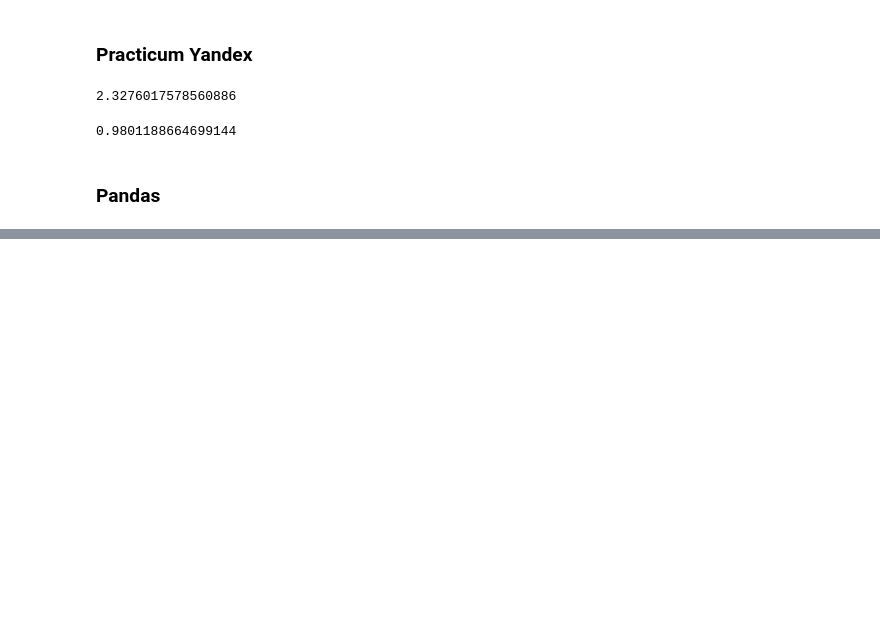
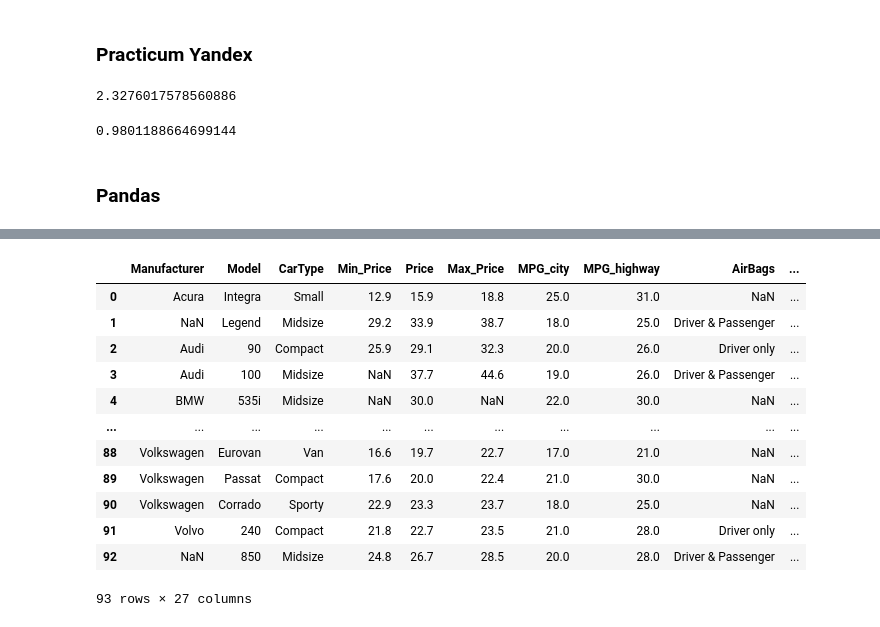
Before and after one commit to anmorozov16/ds_practice, a Jupyter notebook: data_science_practice.ipynb, the cells around one changed output, grey strips where cells are left out. Saved outputs shown, nothing was run; the diff lists cells and outputs as text; code cells hidden in the pictures; blank space fills up the shorter version.

```diff
--- a/data_science_practice.ipynb
+++ b/data_science_practice.ipynb
@@ -156,0 +426,17 @@ scipy.stats.norm.cdf(zb)  # мощность при расч. MDE и n
+# %%
+# 24. How to filter words that contain atleast 2 vowels from a series?
+
+ser = pd.Series(['Apple', 'Orange', 'Plan', 'Python', 'Money'])
+
+vowels = 'aeiou'
+vowels = vowels+vowels.upper()
+lst_filt = []
+for n in ser:
+    count = 0
+    for i in vowels:
+        if i in n:
+            count += 1
+    if count >= 2:
+        lst_filt.append(n)
+
+lst_filt
@@ -156,0 +502,11 @@ scipy.stats.norm.cdf(zb)  # мощность при расч. MDE и n
+# %%
+# 28. How to find all the local maxima (or peaks) in a numeric series?
+# Get the positions of peaks (values surrounded by smaller values on both sides)
+
+ser = pd.Series([2, 10, 3, 4, 9, 10, 2, 7, 3])
+
+lst_peaks = []
+for ix,i in enumerate(ser[1:]):
+    if (ser.iloc[ix-1] < ser.iloc[ix]) & (ser.iloc[ix+1] < ser.iloc[ix]):
+        lst_peaks.append(ix)
+lst_peaks
@@ -156,0 +712,8 @@ scipy.stats.norm.cdf(zb)  # мощность при расч. MDE и n
+# %%
+# 37. How to get the nrows, ncolumns, datatype, summary stats of each column of a dataframe?
+# Also get the array and list equivalent.
+
+df = pd.read_csv('https://raw.githubusercontent.com/selva86/datasets/master/Cars93_miss.csv')
+df.info()
+df.dtypes.value_counts()
+# df.values.tolist()
@@ -156,0 +777,21 @@ scipy.stats.norm.cdf(zb)  # мощность при расч. MDE и n
+# %%
+# 39. How to rename a specific columns in a dataframe?
+a = [i.replace('.', '_') for i in df.columns]
+a[a.index('Type')] = 'CarType'
+df.columns = a
+df
+# df.rename({'Type':'CarType', })
+# %% [output]
+|  | Manufacturer | Model | CarType | Min_Price | Price | Max_Price | MPG_city | MPG_highway | AirBags | ... |
+| 0 | Acura | Integra | Small | 12.9 | 15.9 | 18.8 | 25.0 | 31.0 | NaN | ... |
+| 1 | NaN | Legend | Midsize | 29.2 | 33.9 | 38.7 | 18.0 | 25.0 | Driver & Passenger | ... |
+| 2 | Audi | 90 | Compact | 25.9 | 29.1 | 32.3 | 20.0 | 26.0 | Driver only | ... |
+| 3 | Audi | 100 | Midsize | NaN | 37.7 | 44.6 | 19.0 | 26.0 | Driver & Passenger | ... |
+| 4 | BMW | 535i | Midsize | NaN | 30.0 | NaN | 22.0 | 30.0 | NaN | ... |
+| ... | ... | ... | ... | ... | ... | ... | ... | ... | ... | ... |
+| 88 | Volkswagen | Eurovan | Van | 16.6 | 19.7 | 22.7 | 17.0 | 21.0 | NaN | ... |
+| 89 | Volkswagen | Passat | Compact | 17.6 | 20.0 | 22.4 | 21.0 | 30.0 | NaN | ... |
+| 90 | Volkswagen | Corrado | Sporty | 22.9 | 23.3 | 23.7 | 18.0 | 25.0 | NaN | ... |
+| 91 | Volvo | 240 | Compact | 21.8 | 22.7 | 23.5 | 21.0 | 28.0 | Driver only | ... |
+| 92 | NaN | 850 | Midsize | 24.8 | 26.7 | 28.5 | 20.0 | 28.0 | Driver & Passenger | ... |
+93 rows × 27 columns
```
Also changed, not shown: parts of 49 cells of this notebook.
